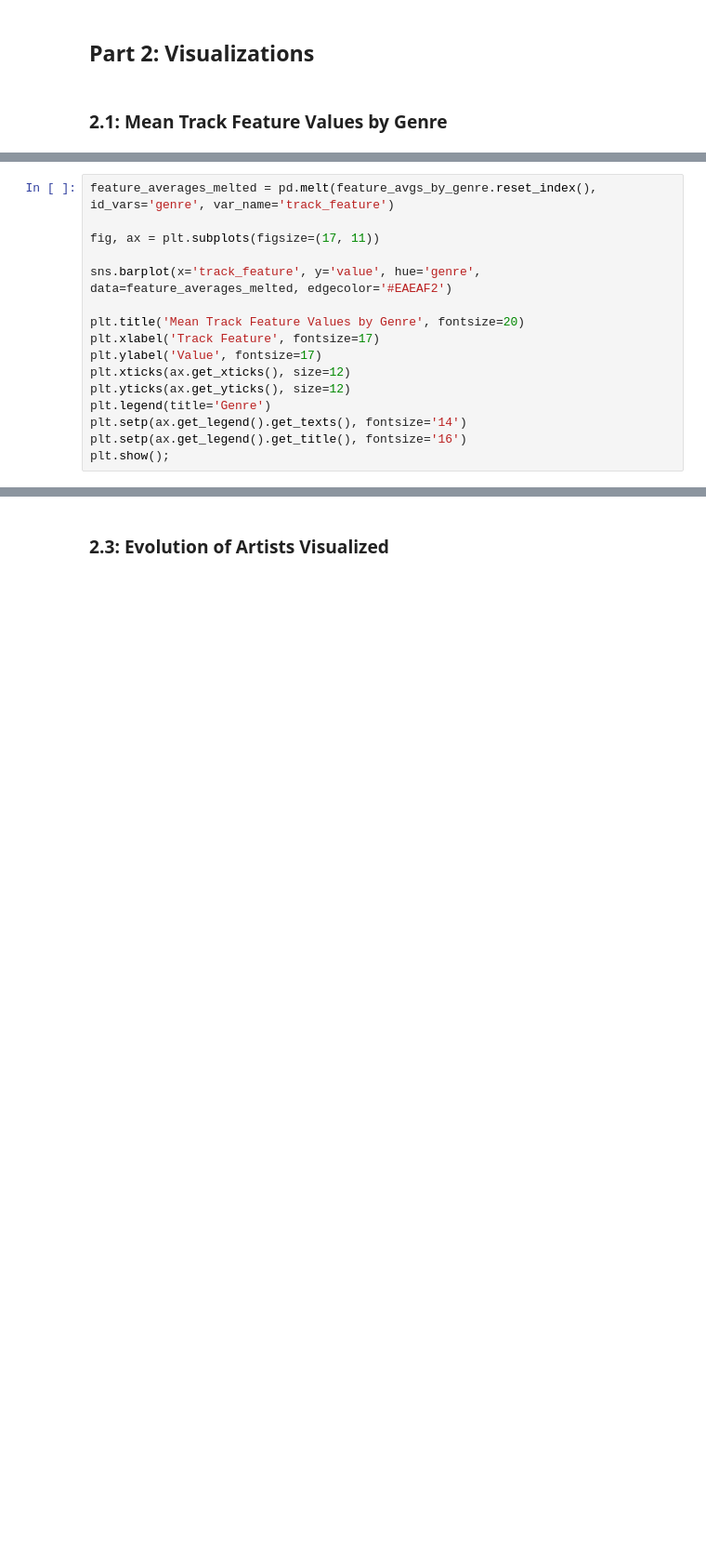
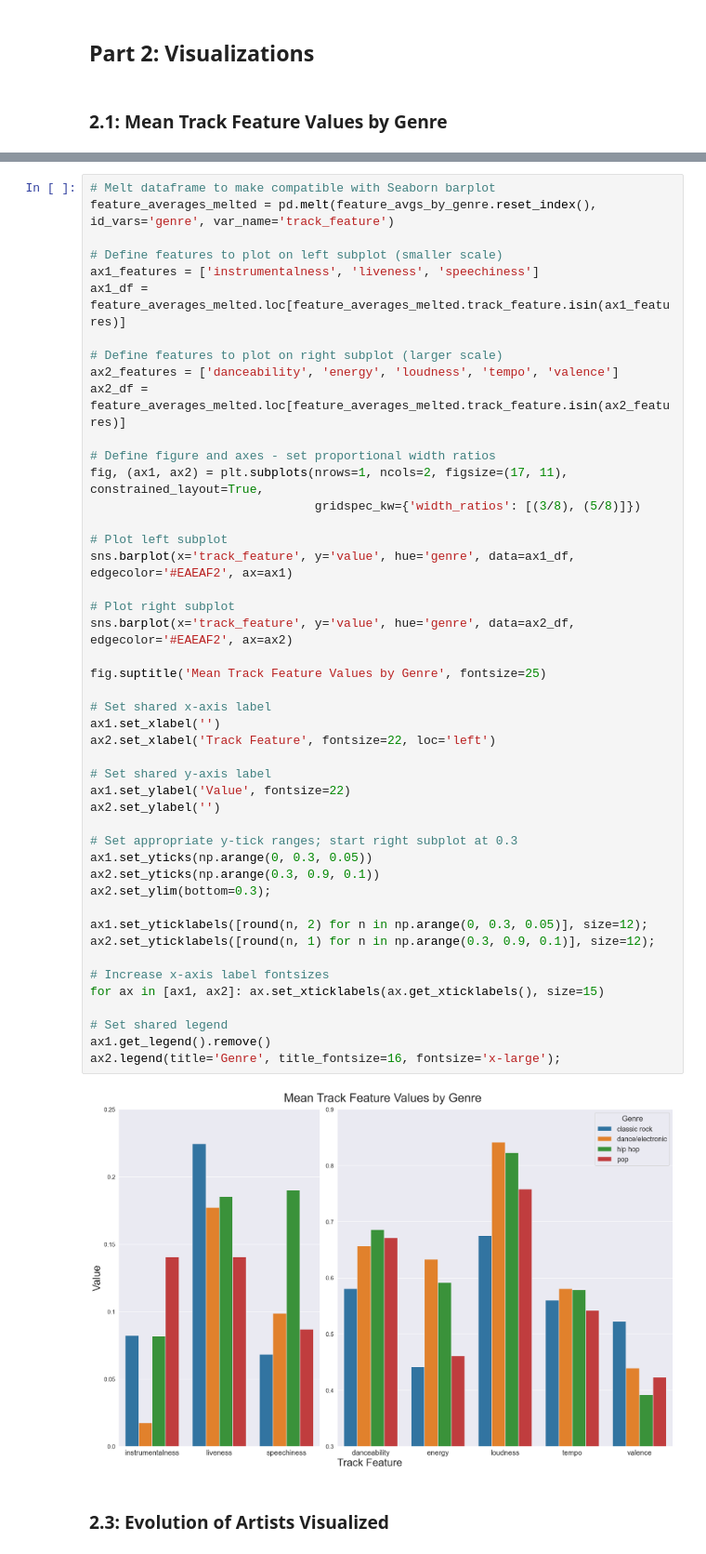
Before and after one commit to rjpost20/Onramp-Project, a Jupyter notebook: Project-Notebook-V2.ipynb, the cells around one changed output, grey strips where cells are left out. Shown at 93% size. Cells and saved outputs as stored; diff of their text form; blank space fills up the shorter version.

```diff
--- a/Project-Notebook-V2.ipynb
+++ b/Project-Notebook-V2.ipynb
@@ -1348,19 +1356,3 @@ feature_avgs_by_genre
 | dance/electronic | 0.656748 | 0.632834 | 0.017404 | 0.177218 | 0.841563 | 0.098782 | 0.580811 | 0.439406 |
 | hip hop | 0.685765 | 0.591809 | 0.081819 | 0.185244 | 0.823016 | 0.190056 | 0.578573 | 0.391991 |
 | pop | 0.671053 | 0.461019 | 0.140456 | 0.140721 | 0.758157 | 0.086848 | 0.542011 | 0.423085 |
-# %%
-feature_averages_melted = pd.melt(feature_avgs_by_genre.reset_index(), id_vars='genre', var_name='track_feature')
-
-fig, ax = plt.subplots(figsize=(17, 11))
-
-sns.barplot(x='track_feature', y='value', hue='genre', data=feature_averages_melted, edgecolor='#EAEAF2')
-
-plt.title('Mean Track Feature Values by Genre', fontsize=20)
-plt.xlabel('Track Feature', fontsize=17)
-plt.ylabel('Value', fontsize=17)
-plt.xticks(ax.get_xticks(), size=12)
-plt.yticks(ax.get_yticks(), size=12)
-plt.legend(title='Genre')
-plt.setp(ax.get_legend().get_texts(), fontsize='14')
-plt.setp(ax.get_legend().get_title(), fontsize='16')
-plt.show();
@@ -1369,3 +1359,51 @@ plt.show();
+# %%
+# Melt dataframe to make compatible with Seaborn barplot
+feature_averages_melted = pd.melt(feature_avgs_by_genre.reset_index(), id_vars='genre', var_name='track_feature')
+
+# Define features to plot on left subplot (smaller scale)
+ax1_features = ['instrumentalness', 'liveness', 'speechiness']
+ax1_df = feature_averages_melted.loc[feature_averages_melted.track_feature.isin(ax1_features)]
+
+# Define features to plot on right subplot (larger scale)
+ax2_features = ['danceability', 'energy', 'loudness', 'tempo', 'valence']
+ax2_df = feature_averages_melted.loc[feature_averages_melted.track_feature.isin(ax2_features)]
+
+# Define figure and axes - set proportional width ratios
+fig, (ax1, ax2) = plt.subplots(nrows=1, ncols=2, figsize=(17, 11), constrained_layout=True,
+                               gridspec_kw={'width_ratios': [(3/8), (5/8)]})
+
+# Plot left subplot
+sns.barplot(x='track_feature', y='value', hue='genre', data=ax1_df, edgecolor='#EAEAF2', ax=ax1)
+
+# Plot right subplot
+sns.barplot(x='track_feature', y='value', hue='genre', data=ax2_df, edgecolor='#EAEAF2', ax=ax2)
+
+fig.suptitle('Mean Track Feature Values by Genre', fontsize=25)
+
+# Set shared x-axis label
+ax1.set_xlabel('')
+ax2.set_xlabel('Track Feature', fontsize=22, loc='left')
+
+# Set shared y-axis label
+ax1.set_ylabel('Value', fontsize=22)
+ax2.set_ylabel('')
+
+# Set appropriate y-tick ranges; start right subplot at 0.3
+ax1.set_yticks(np.arange(0, 0.3, 0.05))
+ax2.set_yticks(np.arange(0.3, 0.9, 0.1))
+ax2.set_ylim(bottom=0.3);
+
+ax1.set_yticklabels([round(n, 2) for n in np.arange(0, 0.3, 0.05)], size=12);
+ax2.set_yticklabels([round(n, 1) for n in np.arange(0.3, 0.9, 0.1)], size=12);
+
+# Increase x-axis label fontsizes
+for ax in [ax1, ax2]: ax.set_xticklabels(ax.get_xticklabels(), size=15)
+
+# Set shared legend
+ax1.get_legend().remove()
+ax2.legend(title='Genre', title_fontsize=16, fontsize='x-large');
+# %% [output]
+[figure, added]
 # %% [markdown]
 ### 2.3: Evolution of Artists Visualized
 # %%
```
Also changed, not shown: parts of 5 cells of this notebook.
